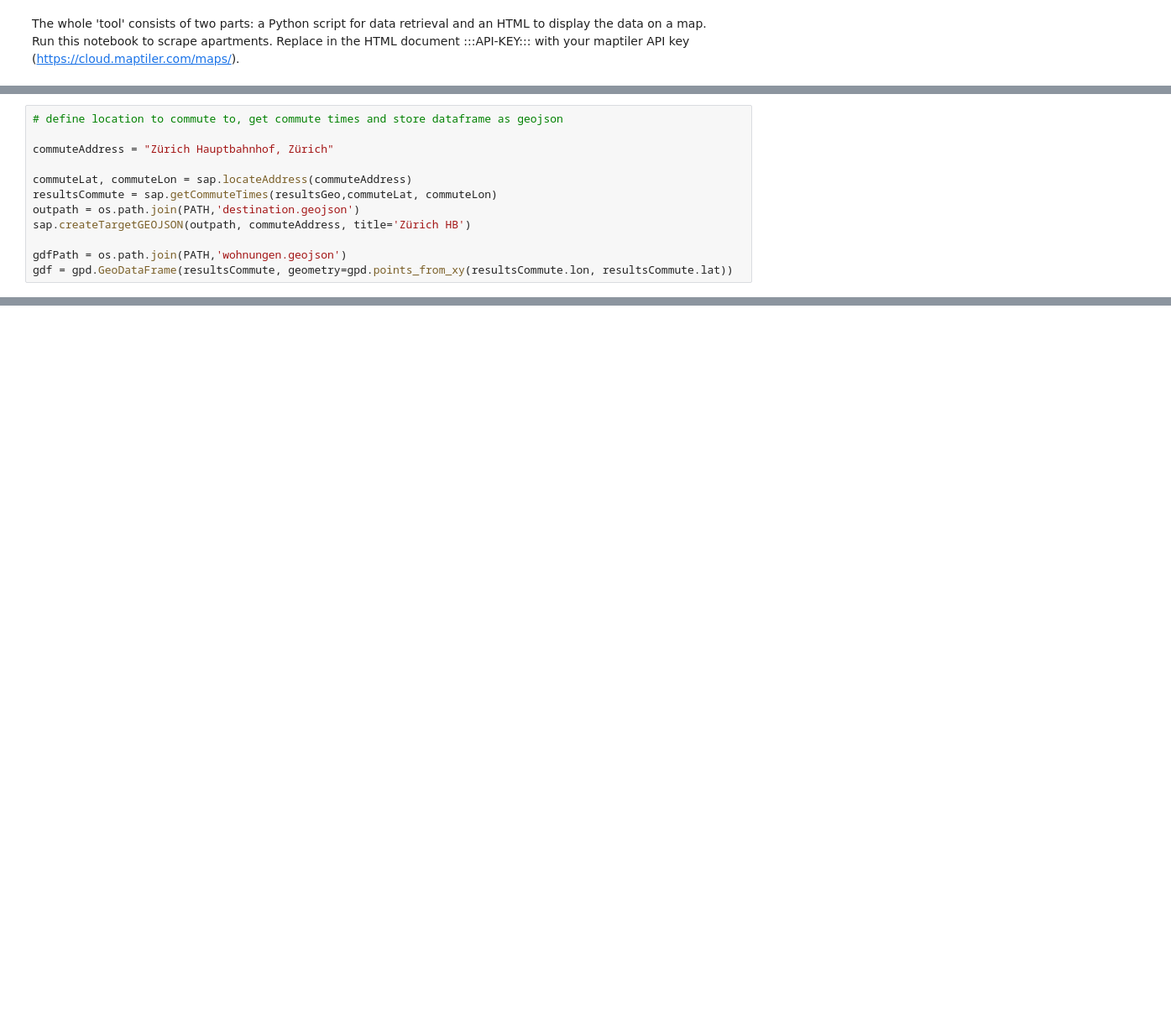
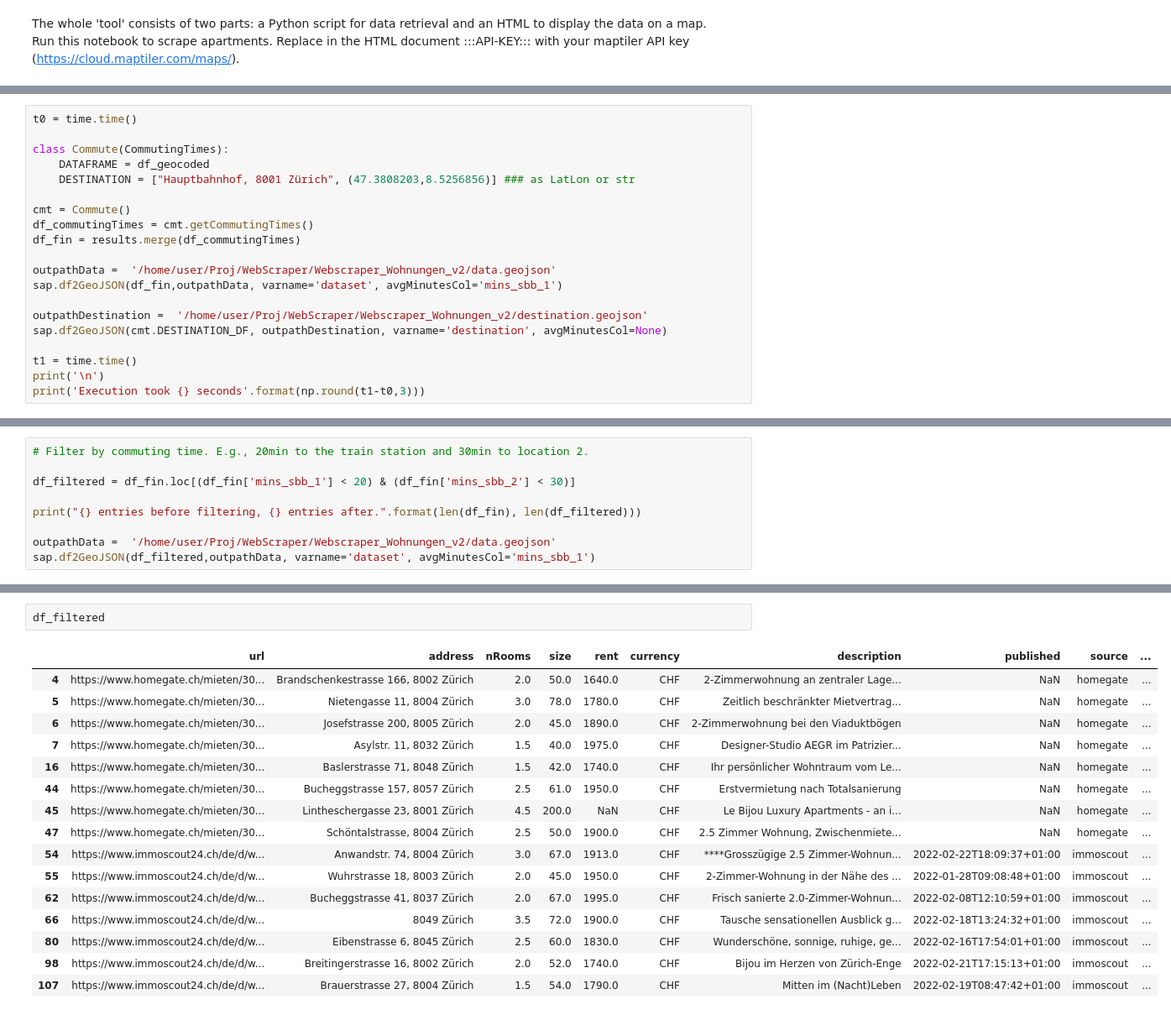
Before and after one commit to kahya-se/WebScraper_ApartmentsInSwitzerland, a Jupyter notebook: TheScraper.ipynb, the cells around one changed output, grey strips where cells are left out. Shown at 84% size. Drawn from its saved outputs; the diff is of its cells as text; blank space fills up the shorter version.

```diff
--- a/TheScraper.ipynb
+++ b/TheScraper.ipynb
@@ -74,13 +116,21 @@ for i,row in resultsGeo.loc[~(resultsGeo.lat > 0)].iterrows():
 # %%
-# define location to commute to, get commute times and store dataframe as geojson
+t0 = time.time()
 
-commuteAddress = "Zürich Hauptbahnhof, Zürich"
+class Commute(CommutingTimes):
+    DATAFRAME = df_geocoded
+    DESTINATION = ["Hauptbahnhof, 8001 Zürich", (47.3808203,8.5256856)] ### as LatLon or str
 
-commuteLat, commuteLon = sap.locateAddress(commuteAddress)
-resultsCommute = sap.getCommuteTimes(resultsGeo,commuteLat, commuteLon)
-outpath = os.path.join(PATH,'destination.geojson')
-sap.createTargetGEOJSON(outpath, commuteAddress, title='Zürich HB')
+cmt = Commute()
+df_commutingTimes = cmt.getCommutingTimes()
+df_fin = results.merge(df_commutingTimes)
 
-gdfPath = os.path.join(PATH,'wohnungen.geojson')
-gdf = gpd.GeoDataFrame(resultsCommute, geometry=gpd.points_from_xy(resultsCommute.lon, resultsCommute.lat))
+outpathData =  '/home/user/Proj/WebScraper/Webscraper_Wohnungen_v2/data.geojson'
+sap.df2GeoJSON(df_fin,outpathData, varname='dataset', avgMinutesCol='mins_sbb_1')
+
+outpathDestination =  '/home/user/Proj/WebScraper/Webscraper_Wohnungen_v2/destination.geojson'
+sap.df2GeoJSON(cmt.DESTINATION_DF, outpathDestination, varname='destination', avgMinutesCol=None)
+
+t1 = time.time()
+print('\n')
+print('Execution took {} seconds'.format(np.round(t1-t0,3)))
 # %% [output]
@@ -107,0 +147,9 @@ with open(gdfPath, 'w') as file:
+# %%
+# Filter by commuting time. E.g., 20min to the train station and 30min to location 2.
+
+df_filtered = df_fin.loc[(df_fin['mins_sbb_1'] < 20) & (df_fin['mins_sbb_2'] < 30)]
+
+print("{} entries before filtering, {} entries after.".format(len(df_fin), len(df_filtered)))
+
+outpathData =  '/home/user/Proj/WebScraper/Webscraper_Wohnungen_v2/data.geojson'
+sap.df2GeoJSON(df_filtered,outpathData, varname='dataset', avgMinutesCol='mins_sbb_1')
@@ -107,0 +167,19 @@ with open(gdfPath, 'w') as file:
+# %%
+df_filtered
+# %% [output]
+|  | url | address | nRooms | size | rent | currency | description | published | source | ... |
+| 4 | https://www.homegate.ch/mieten/30... | Brandschenkestrasse 166, 8002 Zürich | 2.0 | 50.0 | 1640.0 | CHF | 2-Zimmerwohnung an zentraler Lage... | NaN | homegate | ... |
+| 5 | https://www.homegate.ch/mieten/30... | Nietengasse 11, 8004 Zürich | 3.0 | 78.0 | 1780.0 | CHF | Zeitlich beschränkter Mietvertrag... | NaN | homegate | ... |
+| 6 | https://www.homegate.ch/mieten/30... | Josefstrasse 200, 8005 Zürich | 2.0 | 45.0 | 1890.0 | CHF | 2-Zimmerwohnung bei den Viaduktbögen | NaN | homegate | ... |
+| 7 | https://www.homegate.ch/mieten/30... | Asylstr. 11, 8032 Zürich | 1.5 | 40.0 | 1975.0 | CHF | Designer-Studio AEGR im Patrizier... | NaN | homegate | ... |
+| 16 | https://www.homegate.ch/mieten/30... | Baslerstrasse 71, 8048 Zürich | 1.5 | 42.0 | 1740.0 | CHF | Ihr persönlicher Wohntraum vom Le... | NaN | homegate | ... |
+| 44 | https://www.homegate.ch/mieten/30... | Bucheggstrasse 157, 8057 Zürich | 2.5 | 61.0 | 1950.0 | CHF | Erstvermietung nach Totalsanierung | NaN | homegate | ... |
+| 45 | https://www.homegate.ch/mieten/30... | Lintheschergasse 23, 8001 Zürich | 4.5 | 200.0 | NaN | CHF | Le Bijou Luxury Apartments - an i... | NaN | homegate | ... |
+| 47 | https://www.homegate.ch/mieten/30... | Schöntalstrasse, 8004 Zürich | 2.5 | 50.0 | 1900.0 | CHF | 2.5 Zimmer Wohnung, Zwischenmiete... | NaN | homegate | ... |
+| 54 | https://www.immoscout24.ch/de/d/w... | Anwandstr. 74, 8004 Zürich | 3.0 | 67.0 | 1913.0 | CHF | ****Grosszügige 2.5 Zimmer-Wohnun... | 2022-02-22T18:09:37+01:00 | immoscout | ... |
+| 55 | https://www.immoscout24.ch/de/d/w... | Wuhrstrasse 18, 8003 Zürich | 2.0 | 45.0 | 1950.0 | CHF | 2-Zimmer-Wohnung in der Nähe des ... | 2022-01-28T09:08:48+01:00 | immoscout | ... |
+| 62 | https://www.immoscout24.ch/de/d/w... | Bucheggstrasse 41, 8037 Zürich | 2.0 | 67.0 | 1995.0 | CHF | Frisch sanierte 2.0-Zimmer-Wohnun... | 2022-02-08T12:10:59+01:00 | immoscout | ... |
+| 66 | https://www.immoscout24.ch/de/d/w... | 8049 Zürich | 3.5 | 72.0 | 1900.0 | CHF | Tausche sensationellen Ausblick g... | 2022-02-18T13:24:32+01:00 | immoscout | ... |
+| 80 | https://www.immoscout24.ch/de/d/w... | Eibenstrasse 6, 8045 Zürich | 2.5 | 60.0 | 1830.0 | CHF | Wunderschöne, sonnige, ruhige, ge... | 2022-02-16T17:54:01+01:00 | immoscout | ... |
+| 98 | https://www.immoscout24.ch/de/d/w... | Breitingerstrasse 16, 8002 Zürich | 2.0 | 52.0 | 1740.0 | CHF | Bijou im Herzen von Zürich-Enge | 2022-02-21T17:15:13+01:00 | immoscout | ... |
+| 107 | https://www.immoscout24.ch/de/d/w... | Brauerstrasse 27, 8004 Zürich | 1.5 | 54.0 | 1790.0 | CHF | Mitten im (Nacht)Leben | 2022-02-19T08:47:42+01:00 | immoscout | ... |
```
Also changed, not shown: parts of 15 cells of this notebook.
